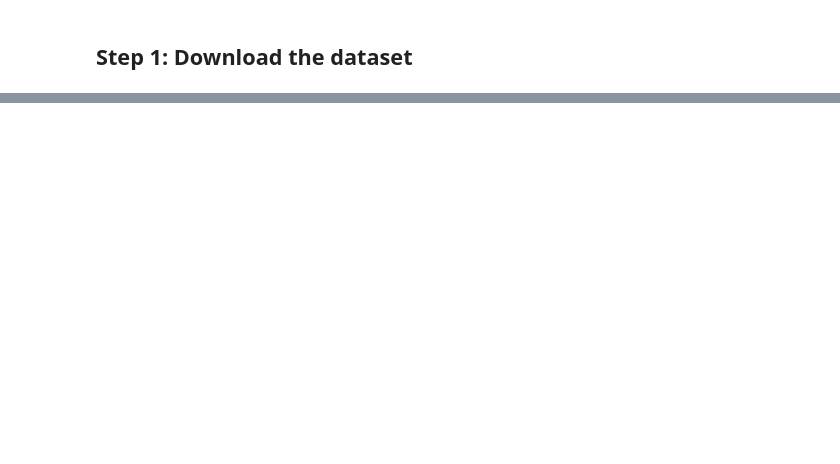
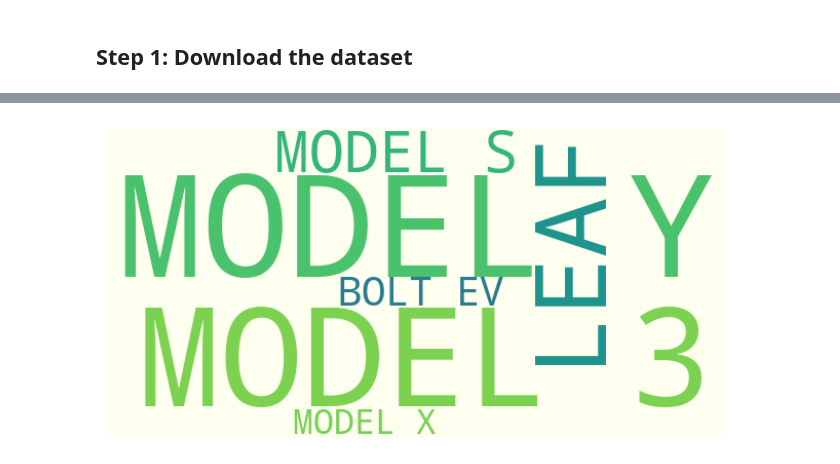
Before and after one commit to Omeesha28/Project_1, a Jupyter notebook: Electric_vehicle.ipynb, the cells around one changed output, grey strips where cells are left out. Saved outputs shown, nothing was run; the diff lists cells and outputs as text; code cells hidden in the pictures; blank space fills up the shorter version.

```diff
--- a/Electric_vehicle.ipynb
+++ b/Electric_vehicle.ipynb
@@ -292,0 +308,24 @@ plt.show()
+# %%
+#WORDCLOUD showing top 6 popular car models for all top 5 cities
+
+#Group by 'Model' and sum the 'Total' values
+model_totals = merged_df_five_cities.groupby('Model')['Total'].sum().reset_index()
+
+# Convert the data to a dictionary for word cloud
+model_totals_dict = dict(zip(model_totals['Model'], model_totals['Total']))
+
+# Generate a word cloud
+wordcloud = WordCloud(width=600, height=300, background_color='ivory').generate_from_frequencies(model_totals_dict)
+
+# Display the word cloud using matplotlib
+plt.figure(figsize=(10, 4))
+plt.imshow(wordcloud, interpolation='bilinear')
+plt.axis('off')  # Turn off axis labels
+
+#Save the plot
+plt.savefig("output_data/WordCloud.png")
+
+#Show Plot
+plt.show()
+# %% [output]
+[figure, added]
```
Also changed, not shown: parts of 48 cells of this notebook, 18 other files.
